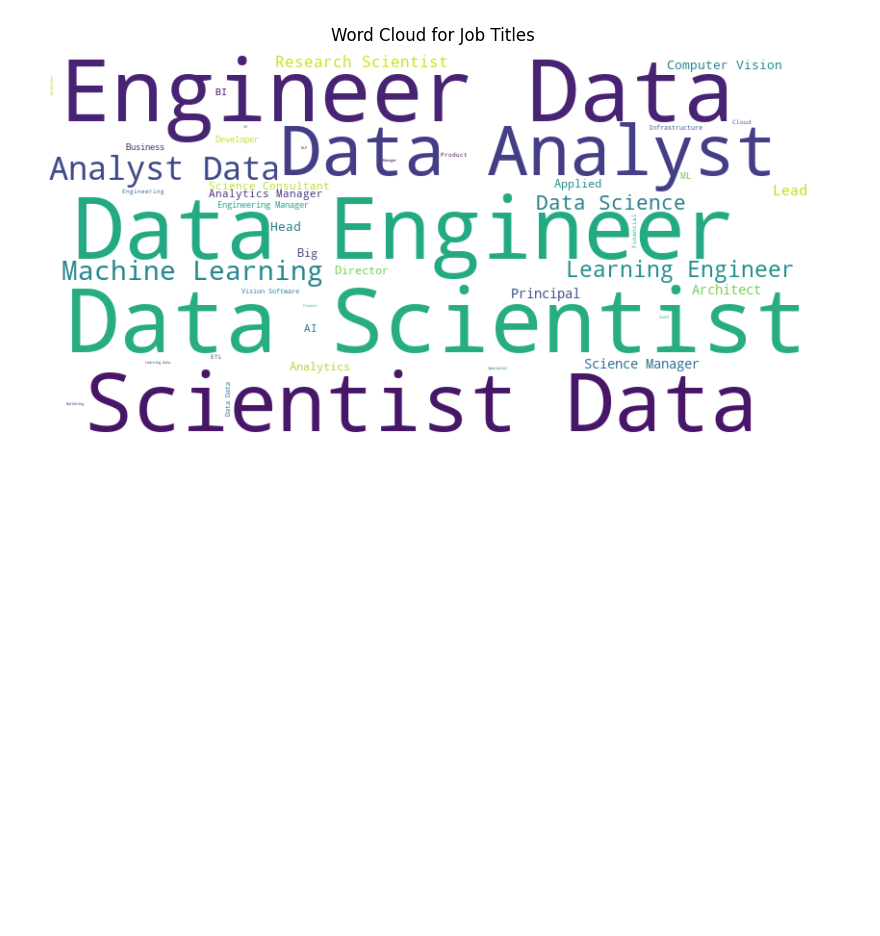
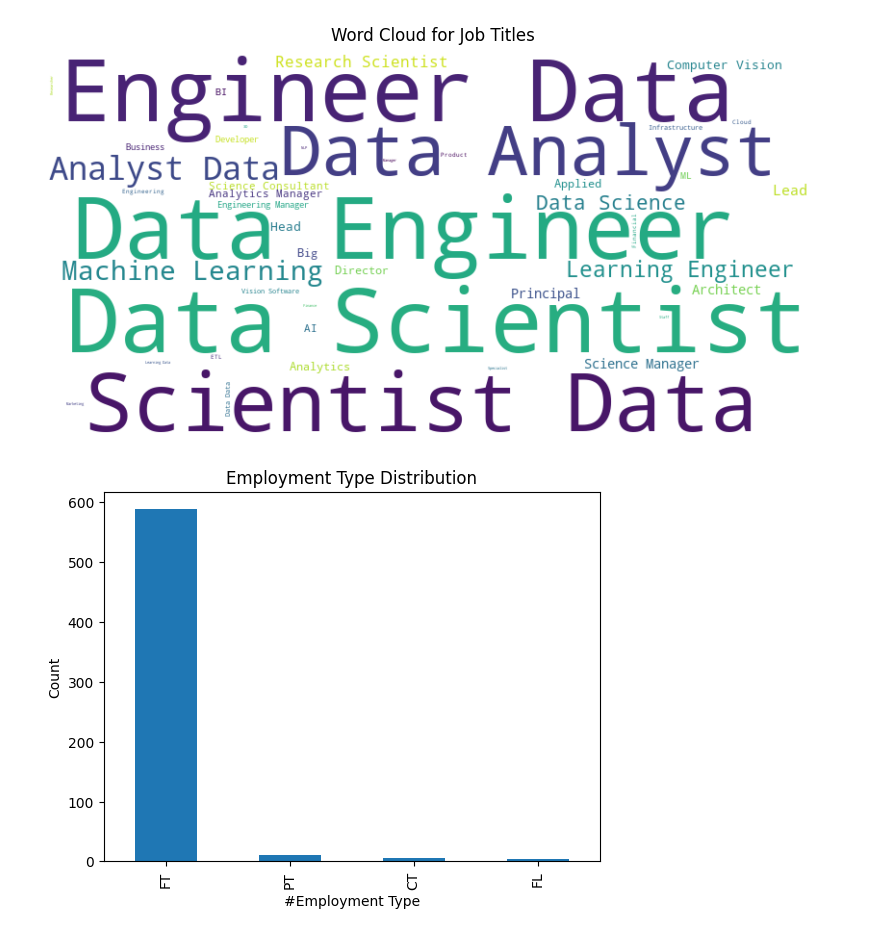
Before and after one commit to NacuAndrei/DataScience-JobSalaries, a Jupyter notebook: DataScienceSalaries.ipynb, the cells around one changed output. Cells and saved outputs as stored; diff of their text form; code cells hidden in the pictures; blank space fills up the shorter version.

Commit message:
Explored employment type

```diff
--- a/DataScienceSalaries.ipynb
+++ b/DataScienceSalaries.ipynb
@@ -200,3 +200,11 @@ plt.title('Word Cloud for Job Titles')
 plt.show()
 # %% [output]
 [figure]
+# %%
+df['employment_type'].value_counts().plot(kind='bar')
+plt.xlabel('#Employment Type')
+plt.ylabel('Count')
+plt.title('Employment Type Distribution')
+plt.show()
+# %% [output]
+[figure, added]
```
Also changed, not shown: parts of 2 cells of this notebook.
